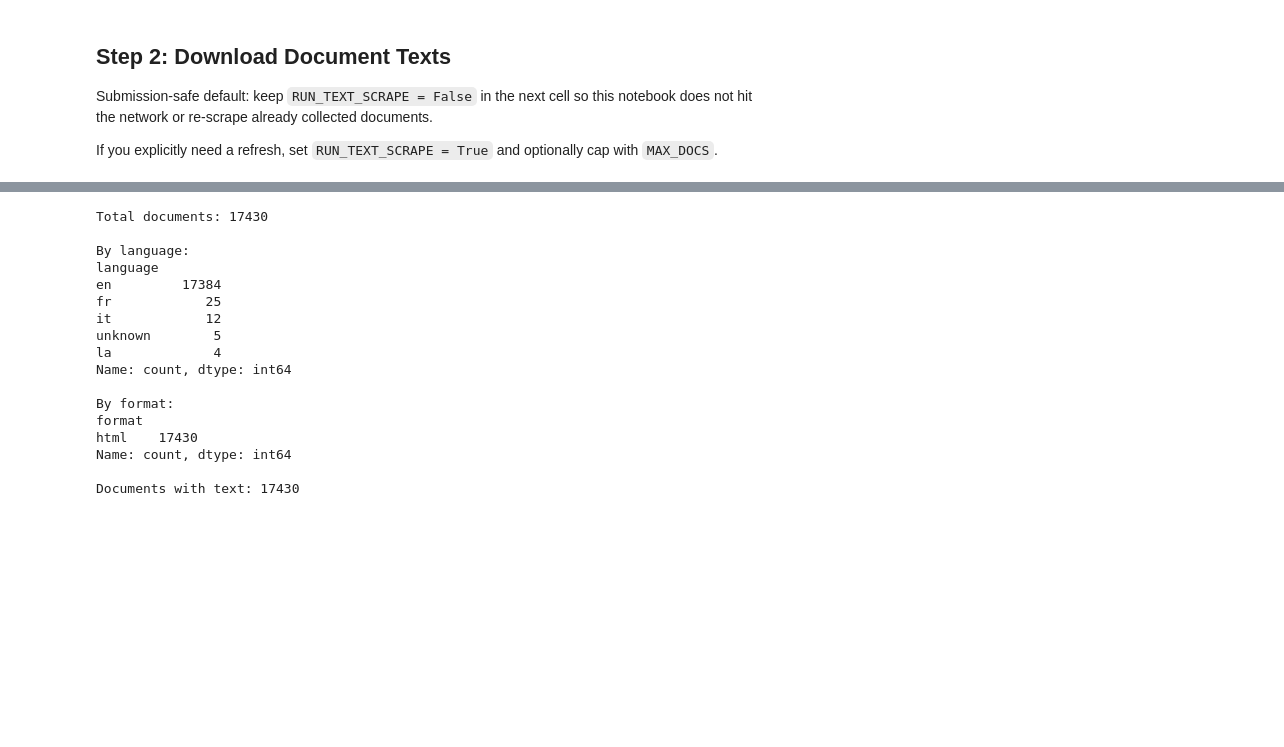
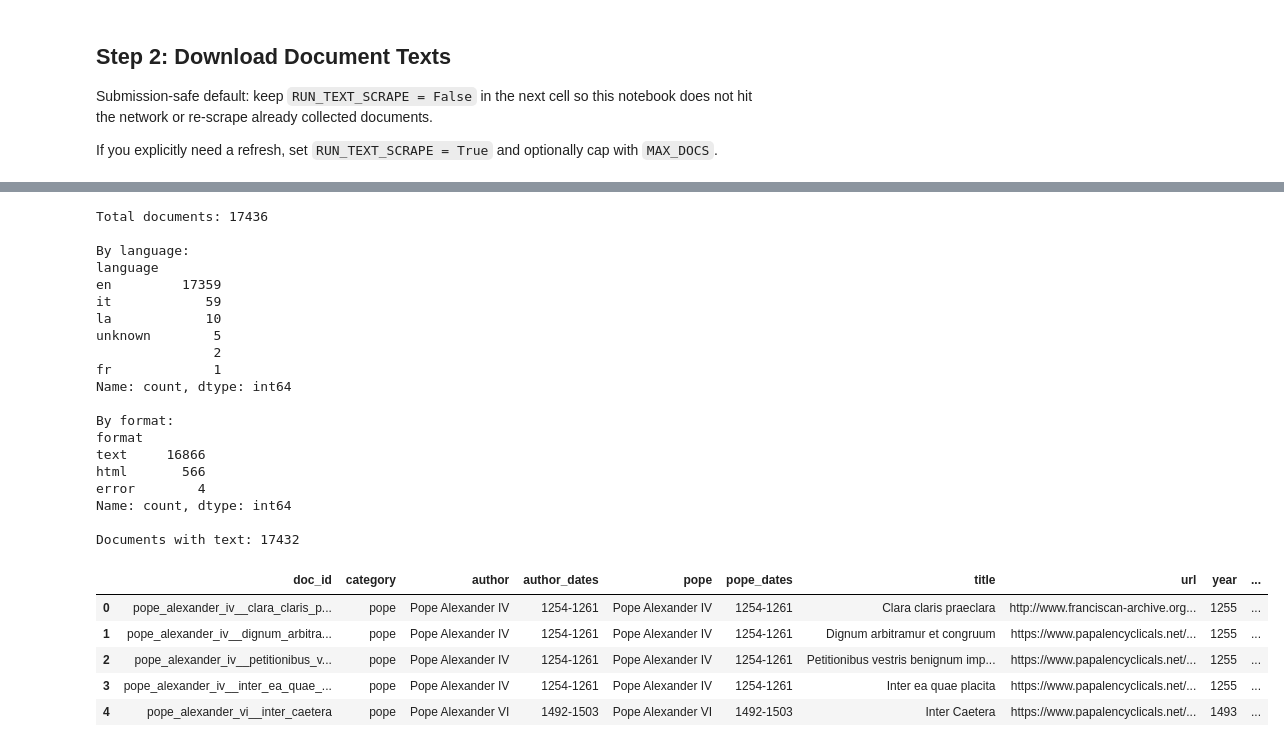
Before and after one commit to robertclayh/encyclicals, a Jupyter notebook: notebooks/01_scraping.ipynb, the cells around one changed output, grey strips where cells are left out. Cells and saved outputs as stored; diff of their text form; code cells hidden in the pictures; blank space fills up the shorter version.

```diff
--- a/notebooks/01_scraping.ipynb
+++ b/notebooks/01_scraping.ipynb
@@ -605,30 +633,40 @@ RUN_TEXT_SCRAPE=False — skipping text download/scrape step.
 # %%
 # Summary
 df = pd.DataFrame(documents)
 print(f"Total documents: {len(df)}")
 print(f"\nBy language:")
 print(df['language'].value_counts())
 print(f"\nBy format:")
 print(df['format'].value_counts())
 print(f"\nDocuments with text: {(df['text_length'] > 100).sum()}")
+df.head()
 # %% [output]
-Total documents: 17430
+Total documents: 17436
 
 By language:
 language
-en         17384
-fr            25
-it            12
+en         17359
+it            59
+la            10
 unknown        5
-la             4
+               2
+fr             1
 Name: count, dtype: int64
 
 By format:
 format
-html    17430
+text     16866
+html       566
+error        4
 Name: count, dtype: int64
 
-Documents with text: 17430
+Documents with text: 17432
+|  | doc_id | category | author | author_dates | pope | pope_dates | title | url | year | ... |
+| 0 | pope_alexander_iv__clara_claris_p... | pope | Pope Alexander IV | 1254-1261 | Pope Alexander IV | 1254-1261 | Clara claris praeclara | http://www.franciscan-archive.org... | 1255 | ... |
+| 1 | pope_alexander_iv__dignum_arbitra... | pope | Pope Alexander IV | 1254-1261 | Pope Alexander IV | 1254-1261 | Dignum arbitramur et congruum | https://www.papalencyclicals.net/... | 1255 | ... |
+| 2 | pope_alexander_iv__petitionibus_v... | pope | Pope Alexander IV | 1254-1261 | Pope Alexander IV | 1254-1261 | Petitionibus vestris benignum imp... | https://www.papalencyclicals.net/... | 1255 | ... |
+| 3 | pope_alexander_iv__inter_ea_quae_... | pope | Pope Alexander IV | 1254-1261 | Pope Alexander IV | 1254-1261 | Inter ea quae placita | https://www.papalencyclicals.net/... | 1255 | ... |
+| 4 | pope_alexander_vi__inter_caetera | pope | Pope Alexander VI | 1492-1503 | Pope Alexander VI | 1492-1503 | Inter Caetera | https://www.papalencyclicals.net/... | 1493 | ... |
 # %%
 # List raw text files
 raw_files = list(RAW_DIR.glob('*.txt'))
```
Also changed, not shown: parts of 15 cells of this notebook, 44 other files.
